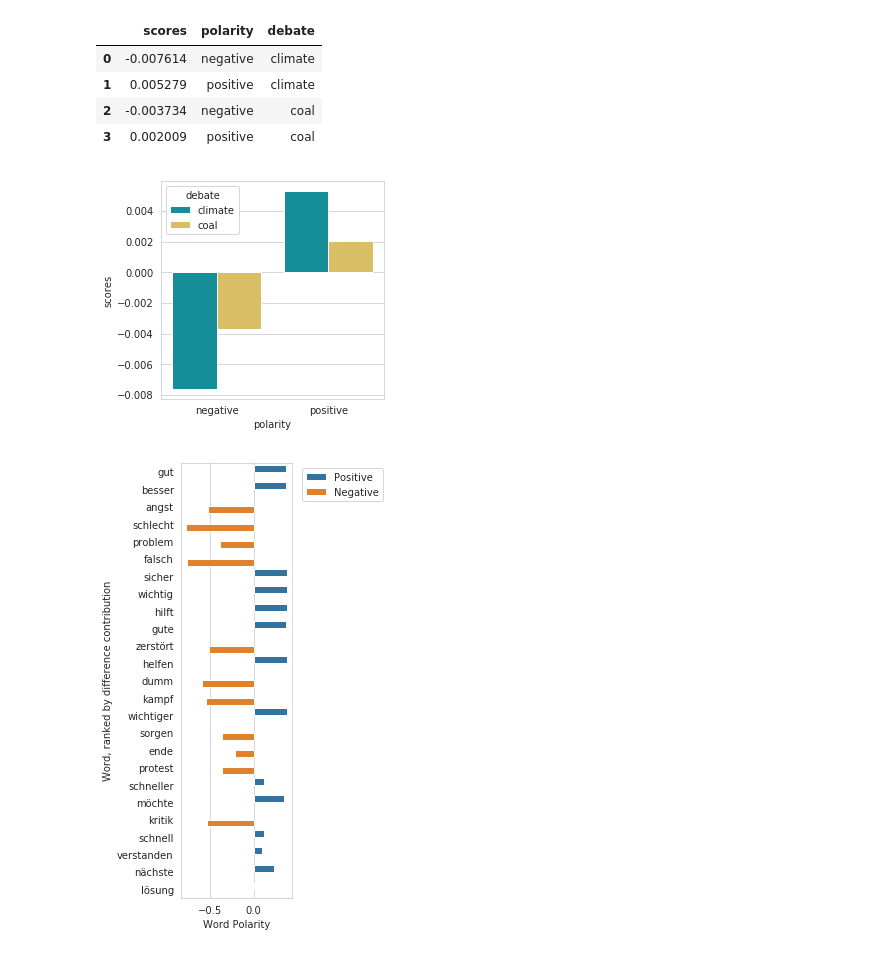
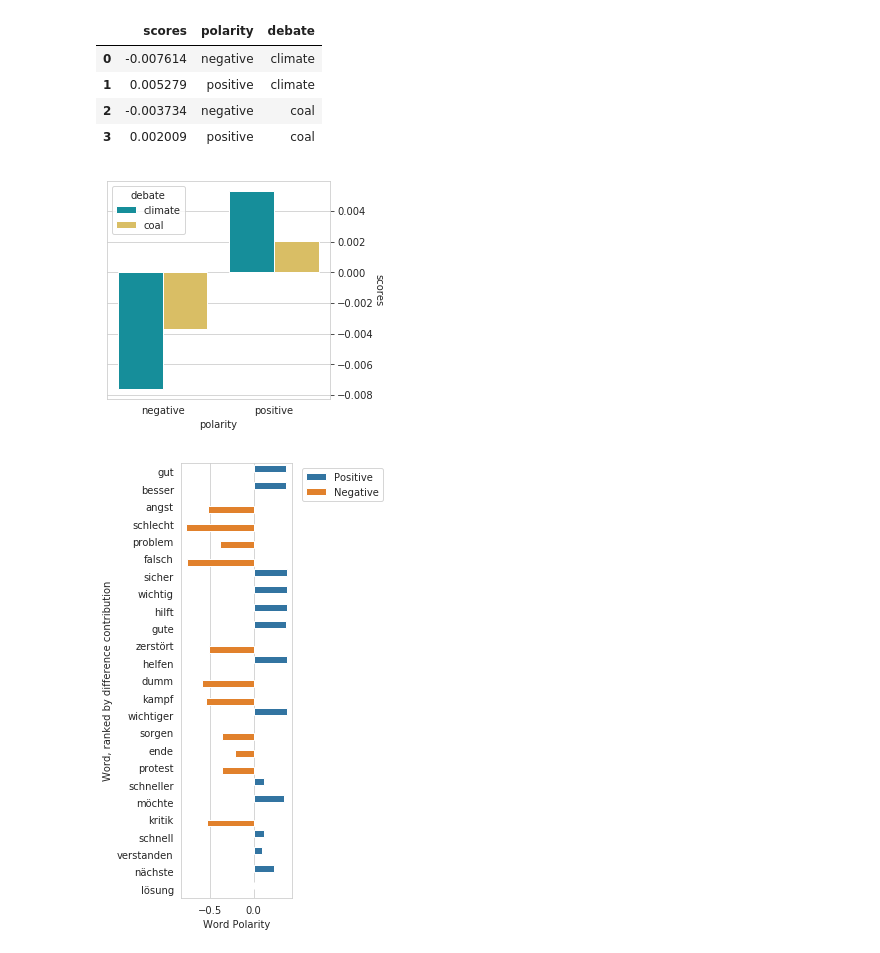
Before and after one commit to yuantinglee/twitter-discourse, a Jupyter notebook: analysis/word_shifts.ipynb, the cells around one changed output. Cells and saved outputs as stored; diff of their text form; code cells hidden in the pictures.

```diff
--- a/analysis/word_shifts.ipynb
+++ b/analysis/word_shifts.ipynb
@@ -1640,19 +1612,22 @@ df_total_scores
 # %%
 # Create an array with the colors you want to use
 colors = ["#00A0B0", "#EDC951"]
 # Set your custom color palette
 customPalette = sns.set_palette(sns.color_palette(colors))
 
 #sns.set_palette('viridis')
 
 fig, ax = plt.subplots(figsize=(4,4))
 sns.barplot(y='scores',x='polarity',hue='debate',data=df_total_scores, ax=ax,
             #palette=customPalette
            )
+ax.set_ylabel('scores',rotation=270, labelpad=10)
+ax.yaxis.set_label_position("right")
+ax.yaxis.tick_right()
 plt.show()
 #fig.savefig('plots/wordshift_coal_climate_totalscores.png', dpi=300, bbox_inches='tight')
 # %% [output]
-[figure, old version]
+[figure, new version]
 # %%
 # list of words to look for
 top_wordshift = list(df_wordshift['word'])
```
Also changed, not shown: parts of 13 cells of this notebook, 1 other file.
